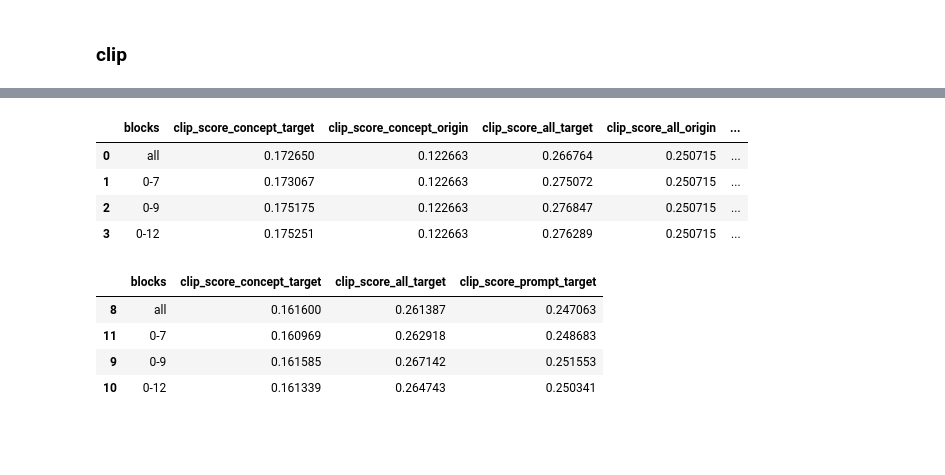
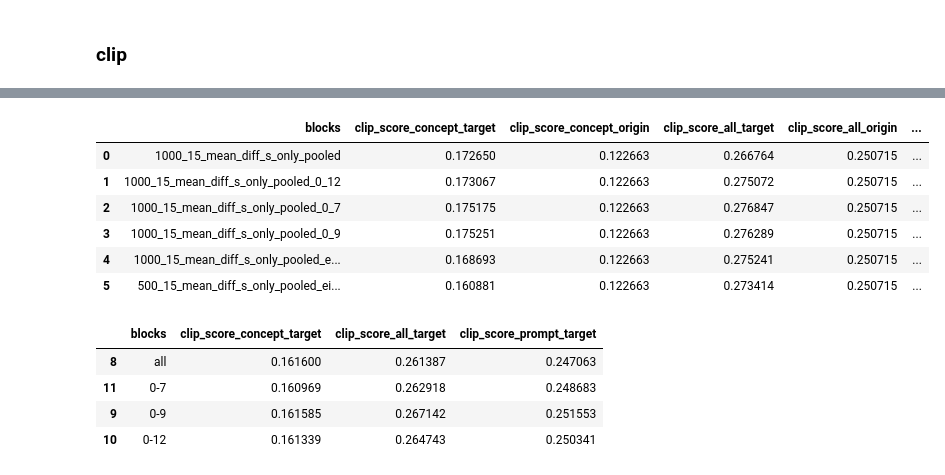
Before and after one commit to ControlGenAI/SHIFT, a Jupyter notebook: metrics_new.ipynb, the cells around one changed output, grey strips where cells are left out. Cells and saved outputs as stored; diff of their text form; code cells hidden in the pictures; blank space fills up the shorter version.

```diff
--- a/metrics_new.ipynb
+++ b/metrics_new.ipynb
@@ -115,6 +115,8 @@ root_dir = "experiments/flux_schnell/add/generated_images/" # Update to your bas
 concepts = ['hat', 'glasses', 'smile', 'lipstick', "apple"] # Add your actual concepts
 
 facts = ['1000_15_mean_diff_s_only_pooled',
+         "500_15_mean_diff_s_only_pooled_eigen_pairs",
+         "1000_15_mean_diff_s_only_pooled_eigen_pairs",
          '1000_15_mean_diff_s_only_pooled_0_7',
          '1000_15_mean_diff_s_only_pooled_0_9',
          '1000_15_mean_diff_s_only_pooled_0_12'] # Add your fact identifiers
@@ -181,16 +198,18 @@ print(df)
 # %%
 mean_per_fact = df.groupby('blocks', as_index=False).mean(numeric_only=True)
 
-pd.set_option('display.max_colwidth', 9)
-mean_per_fact['blocks'] = ['all', '0-7', '0-9', '0-12']
+pd.set_option('display.max_colwidth', 50)
+#mean_per_fact['blocks'] = ['all', 'eigen-500', 'eigen-1000', '0-7', '0-9', '0-12']
 mean_per_fact.drop('mean_clip_img_sim', axis=1, inplace=True)
 mean_per_fact
 # %% [output]
 |  | blocks | clip_score_concept_target | clip_score_concept_origin | clip_score_all_target | clip_score_all_origin | ... |
-| 0 | all | 0.172650 | 0.122663 | 0.266764 | 0.250715 | ... |
-| 1 | 0-7 | 0.173067 | 0.122663 | 0.275072 | 0.250715 | ... |
-| 2 | 0-9 | 0.175175 | 0.122663 | 0.276847 | 0.250715 | ... |
-| 3 | 0-12 | 0.175251 | 0.122663 | 0.276289 | 0.250715 | ... |
+| 0 | 1000_15_mean_diff_s_only_pooled | 0.172650 | 0.122663 | 0.266764 | 0.250715 | ... |
+| 1 | 1000_15_mean_diff_s_only_pooled_0_12 | 0.173067 | 0.122663 | 0.275072 | 0.250715 | ... |
+| 2 | 1000_15_mean_diff_s_only_pooled_0_7 | 0.175175 | 0.122663 | 0.276847 | 0.250715 | ... |
+| 3 | 1000_15_mean_diff_s_only_pooled_0_9 | 0.175251 | 0.122663 | 0.276289 | 0.250715 | ... |
+| 4 | 1000_15_mean_diff_s_only_pooled_e... | 0.168693 | 0.122663 | 0.275241 | 0.250715 | ... |
+| 5 | 500_15_mean_diff_s_only_pooled_ei... | 0.160881 | 0.122663 | 0.273414 | 0.250715 | ... |
 # %%
 concept_table['blocks'] = ['all', '0-7', '0-9', '0-12']
 concept_table.head()
```
Also changed, not shown: parts of 3 cells of this notebook, 30 other files.
